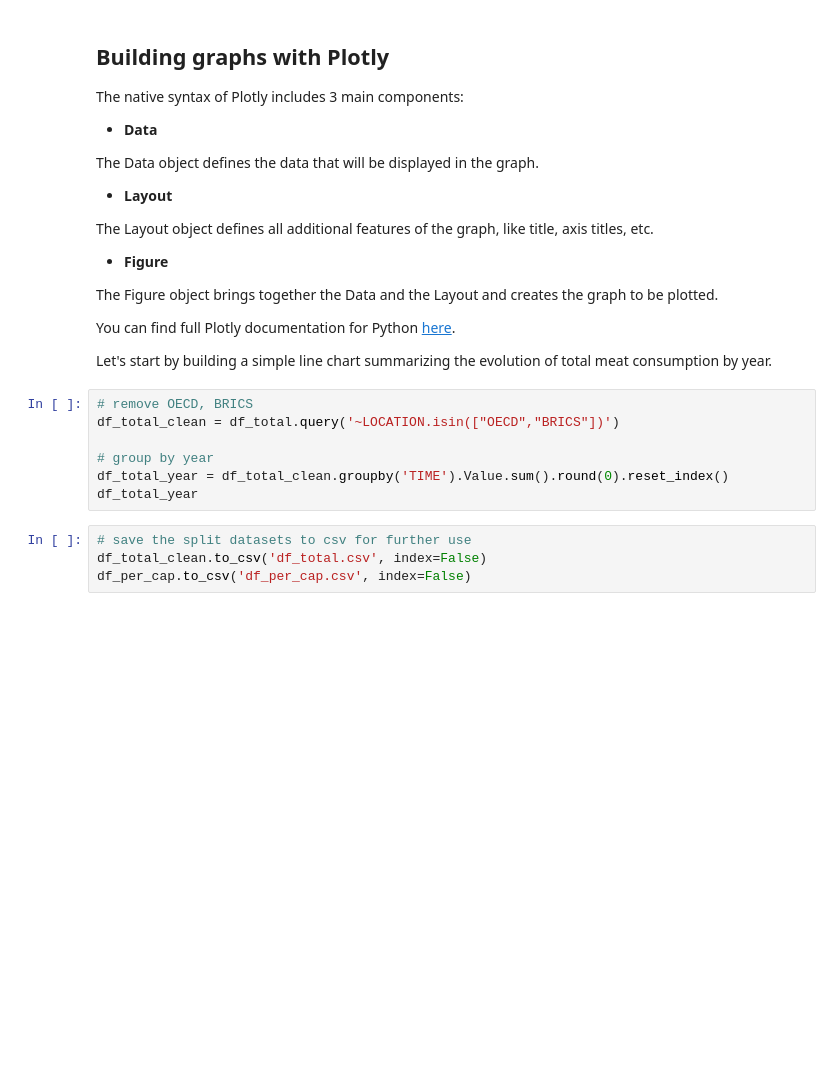
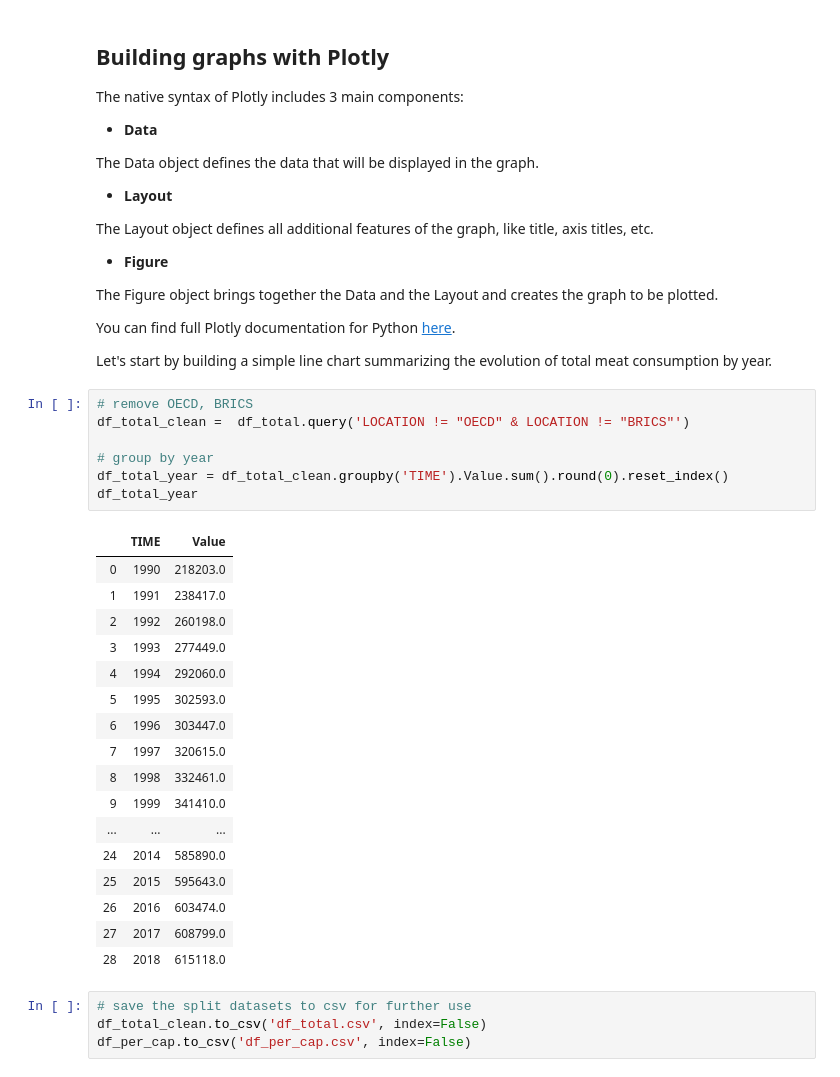
Before and after one commit to annafedotova/dash, a Jupyter notebook: plotly_exercises.ipynb, the cells around one changed output. Drawn from its saved outputs; the diff is of its cells as text; blank space fills up the shorter version.

```diff
--- a/plotly_exercises.ipynb
+++ b/plotly_exercises.ipynb
@@ -86,11 +118,29 @@ You can find full Plotly documentation for Python [here](https://plot.ly/python/
 Let's start by building a simple line chart summarizing the evolution of total meat consumption by year.
 # %%
 # remove OECD, BRICS
-df_total_clean = df_total.query('~LOCATION.isin(["OECD","BRICS"])')
+df_total_clean =  df_total.query('LOCATION != "OECD" & LOCATION != "BRICS"')
 
 # group by year
 df_total_year = df_total_clean.groupby('TIME').Value.sum().round(0).reset_index()
 df_total_year
+# %% [output]
+|  | TIME | Value |
+| 0 | 1990 | 218203.0 |
+| 1 | 1991 | 238417.0 |
+| 2 | 1992 | 260198.0 |
+| 3 | 1993 | 277449.0 |
+| 4 | 1994 | 292060.0 |
+| 5 | 1995 | 302593.0 |
+| 6 | 1996 | 303447.0 |
+| 7 | 1997 | 320615.0 |
+| 8 | 1998 | 332461.0 |
+| 9 | 1999 | 341410.0 |
+| ... | ... | ... |
+| 24 | 2014 | 585890.0 |
+| 25 | 2015 | 595643.0 |
+| 26 | 2016 | 603474.0 |
+| 27 | 2017 | 608799.0 |
+| 28 | 2018 | 615118.0 |
 # %%
 # save the split datasets to csv for further use
 df_total_clean.to_csv('df_total.csv', index=False)
```
Also changed, not shown: parts of 15 cells of this notebook, 3 other files.
